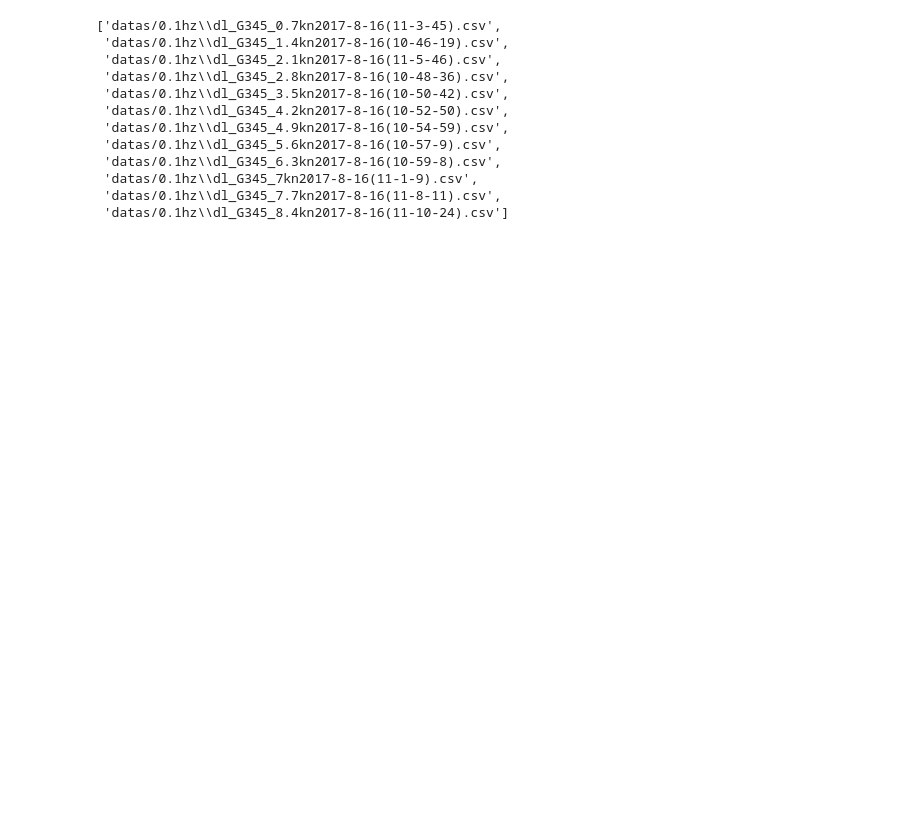
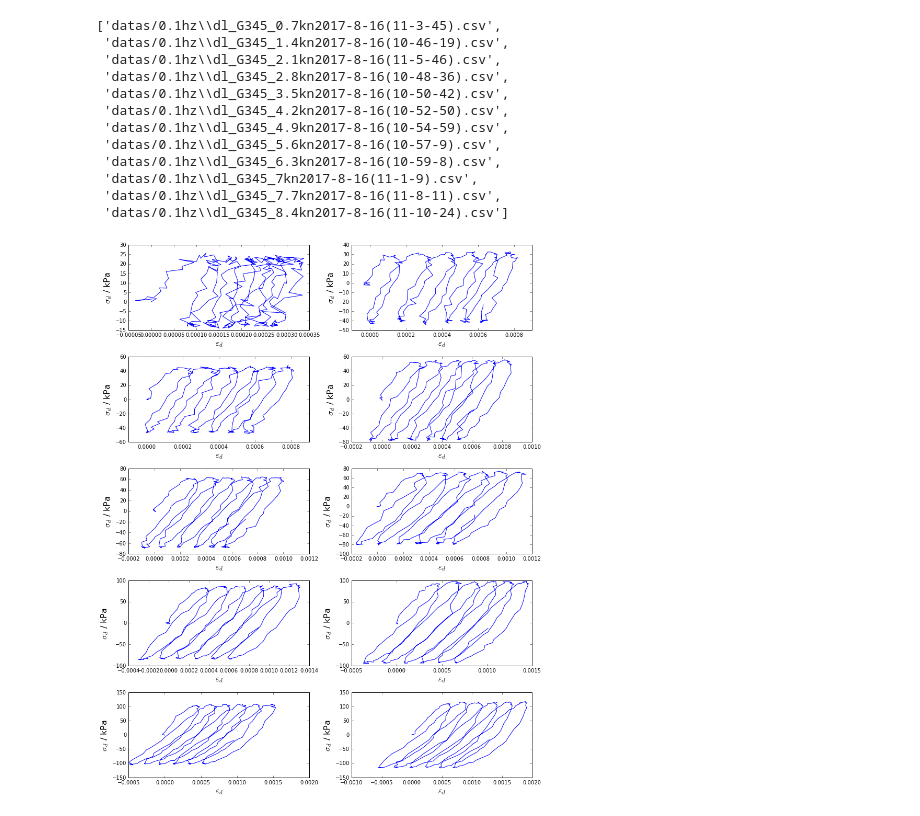
Before and after one commit to FryeT/dongli, a Jupyter notebook: dl_G345/dl_G345.ipynb, the cells around one changed output. Cells and saved outputs as stored; diff of their text form; code cells hidden in the pictures; blank space fills up the shorter version.

```diff
--- a/dl_G345/dl_G345.ipynb
+++ b/dl_G345/dl_G345.ipynb
@@ -26,3 +26,21 @@ g345files
  'datas/0.1hz\\dl_G345_7kn2017-8-16(11-1-9).csv',
  'datas/0.1hz\\dl_G345_7.7kn2017-8-16(11-8-11).csv',
  'datas/0.1hz\\dl_G345_8.4kn2017-8-16(11-10-24).csv']
+# %%
+plt.figure(figsize=(12,15), dpi=300)
+#plt.suptitle('G345 loops', fontsize=22)
+df = pd.read_csv(g345files[1], encoding='gb2312')
+plt.subplot(5, 2, 1)
+plt.plot(df['epsilon_d'][:301], df['sigma_d'][:301])
+plt.xlabel(r'$\varepsilon_d$', fontsize=16)
+plt.ylabel(r'$\sigma_d$ / kPa', fontsize=16)
+for i, f in enumerate(g345files[3:]):
+    df = pd.read_csv(f, encoding='gb2312')
+    plt.subplot(5, 2, i+2)
+    plt.plot(df['epsilon_d'][:301], df['sigma_d'][:301])
+    plt.xlabel(r'$\varepsilon_d$', fontsize=16)
+    plt.ylabel(r'$\sigma_d$ / kPa', fontsize=16)
+plt.tight_layout()
+plt.savefig('figs/g345_loops.png')
+# %% [output]
+[figure, added]
```
Also changed, not shown: parts of 4 cells of this notebook, 2 other files.
